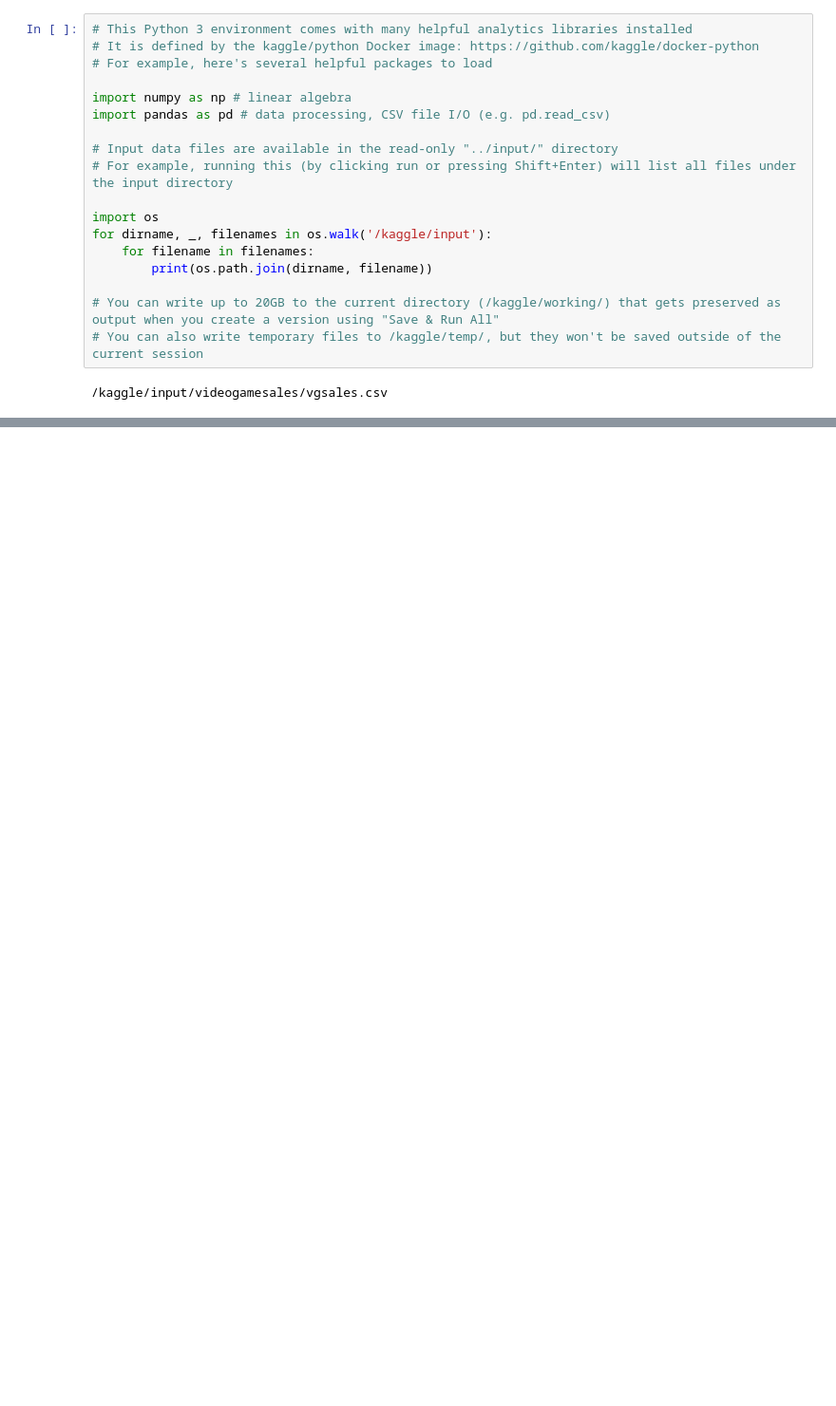
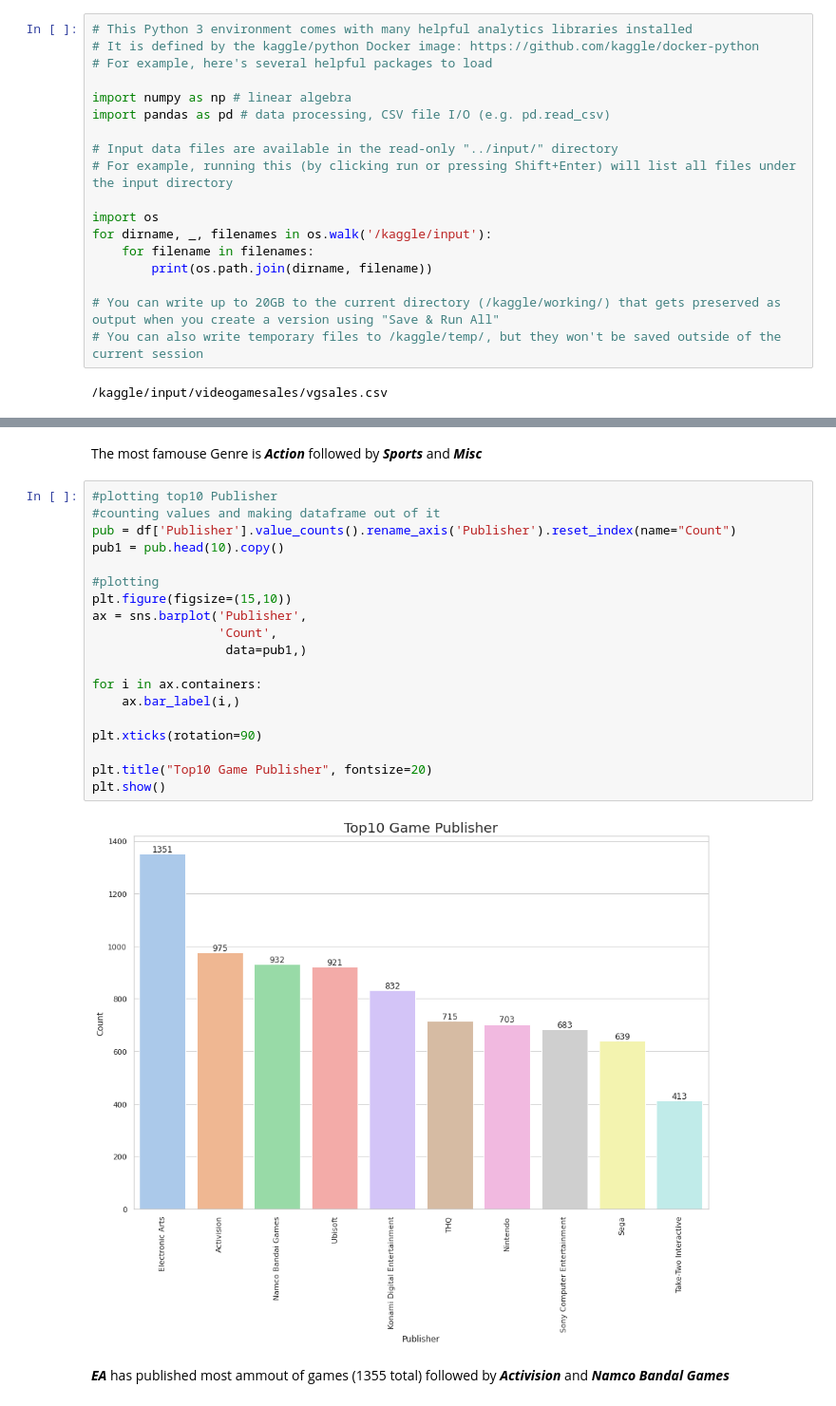
Before and after one commit to ayushash1/kaggle_notebooks, a Jupyter notebook: videogames.ipynb, the cells around one changed output, grey strips where cells are left out. Shown: that part at 95% size. Cells and saved outputs as stored; diff of their text form; blank space fills up the shorter version.

```diff
--- a/videogames.ipynb
+++ b/videogames.ipynb
@@ -65,0 +120,26 @@ plt.show()
+# %% [markdown]
+The most famouse Genre is ***Action*** followed by ***Sports*** and ***Misc***
+# %%
+#plotting top10 Publisher
+#counting values and making dataframe out of it
+pub = df['Publisher'].value_counts().rename_axis('Publisher').reset_index(name="Count")
+pub1 = pub.head(10).copy()
+
+#plotting
+plt.figure(figsize=(15,10))
+ax = sns.barplot('Publisher',
+                 'Count',
+                  data=pub1,)
+
+for i in ax.containers:
+    ax.bar_label(i,)
+
+plt.xticks(rotation=90)
+
+plt.title("Top10 Game Publisher", fontsize=20)
+plt.show()
+# %% [output]
+[figure, added]
+# %% [markdown]
+
+***EA*** has published most ammout of games (1355 total) followed by ***Activision*** and ***Namco Bandal Games***
```
Also changed, not shown: parts of 7 cells of this notebook.
